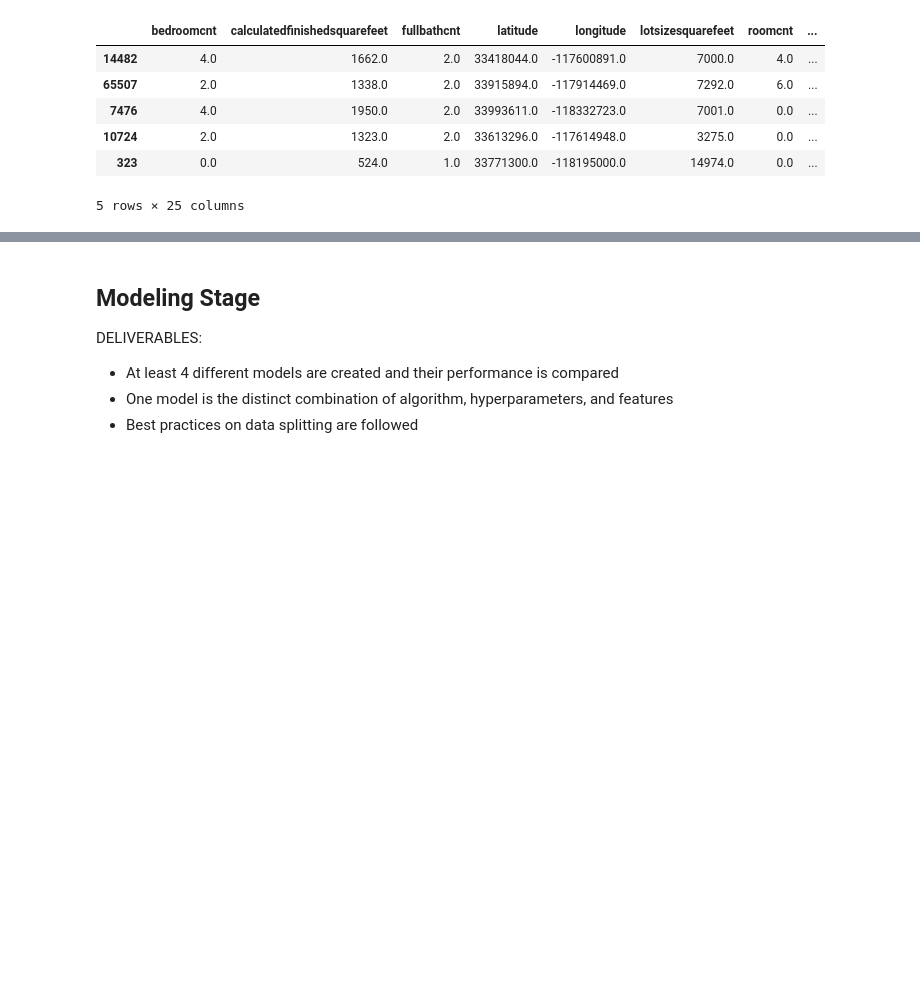
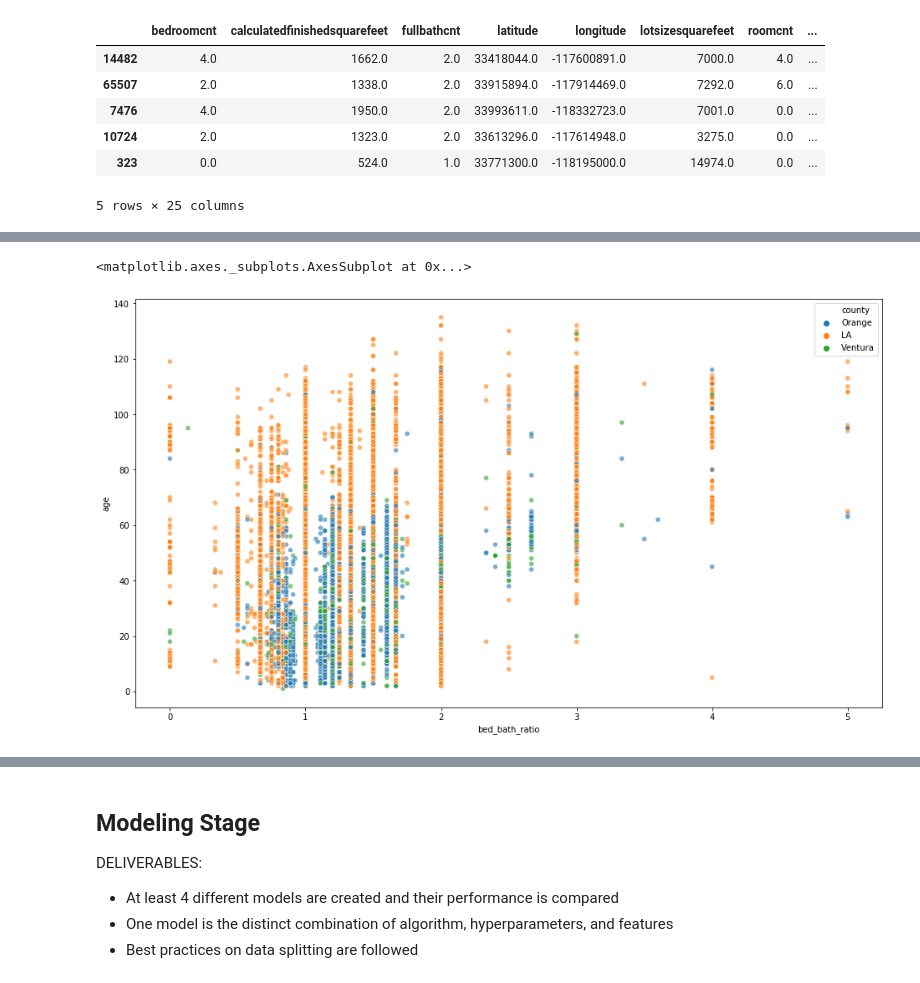
Before and after one commit to RyvynYoung/Zillow_Clustering_Project, a Jupyter notebook: mvp.ipynb, the cells around one changed output, grey strips where cells are left out. Cells and saved outputs as stored; diff of their text form; code cells hidden in the pictures; blank space fills up the shorter version.

```diff
--- a/mvp.ipynb
+++ b/mvp.ipynb
@@ -250,0 +289,4 @@ X_train_scaled.head()
+# %%
+k2=5
+cluster_col_name2 = 'dollar_cluster'
+train_clusters2, kmeans2 = explore.run_kmeans(X_train_scaled, X_train, cluster_vars2, k2, cluster_col_name2)
@@ -250,0 +307,2 @@ X_train_scaled.head()
+# %%
+centroids2 = explore.get_centroids(kmeans2, cluster_vars2, cluster_col_name2)
@@ -250,0 +318,2 @@ X_train_scaled.head()
+# %%
+X_train, X_train_scaled = explore.add_to_train(X_train, train_clusters2, X_train_scaled, centroids2, cluster_col_name2)
@@ -250,0 +330,7 @@ X_train_scaled.head()
+# %%
+# for final this will need to be a function
+plt.figure(figsize=(16, 9))
+sns.scatterplot(data=X_train, y='age', x='bed_bath_ratio', hue='county', alpha=.6)
+# %% [output]
+<matplotlib.axes._subplots.AxesSubplot at 0x...>
+[figure, added]
```
Also changed, not shown: parts of 27 cells of this notebook, 1 other file.
